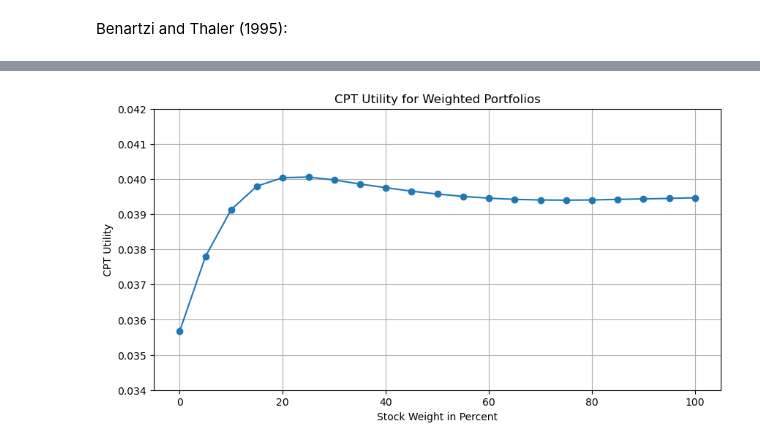
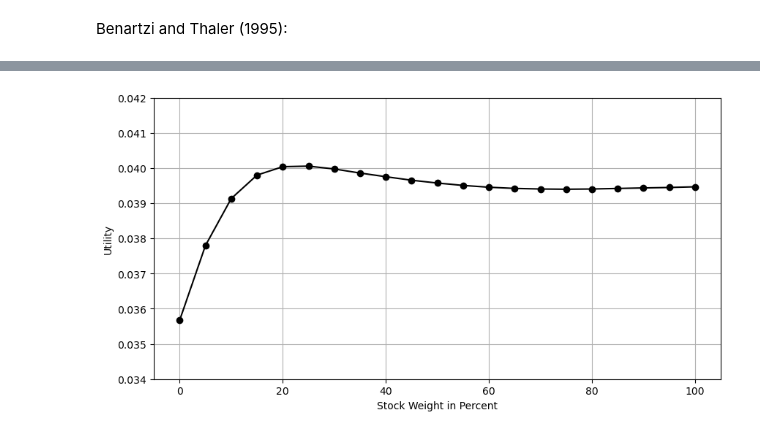
Before and after one commit to mcp656/Seminar, a Jupyter notebook: prescott.ipynb, the cells around one changed output, grey strips where cells are left out. Saved outputs shown, nothing was run; the diff lists cells and outputs as text; code cells hidden in the pictures.

```diff
--- a/prescott.ipynb
+++ b/prescott.ipynb
@@ -419,25 +418,24 @@ plt.gca().xaxis.set_major_locator(MaxNLocator(integer=True))
 # %%
 # Load the long‑form utilities (or use your existing DataFrame)
 long_df = pd.read_csv('cpt_utilities_long.csv')
 
 plt.figure(figsize=(10, 5))
 for length in [12]:
     subset = long_df[long_df['length'] == length]
     plt.plot(
         subset['weight_stock'].values*100,
         subset['utility'].values,
         marker='o',
-        label=f'Block-Lenght: {length}'
+        label=f'Block-Lenght: {length}', color = "black"
     )
 
 plt.xlabel('Stock Weight in Percent')
-plt.ylabel('CPT Utility')
-plt.title('CPT Utility for Weighted Portfolios')
+plt.ylabel('Utility')
 plt.ylim(0.034, 0.042)
 plt.grid()
 plt.show()
 # %% [output]
-[figure, old version]
+[figure, new version]
 # %%
 import numpy as np
 import pandas as pd
```
Also changed, not shown: parts of 6 cells of this notebook.
